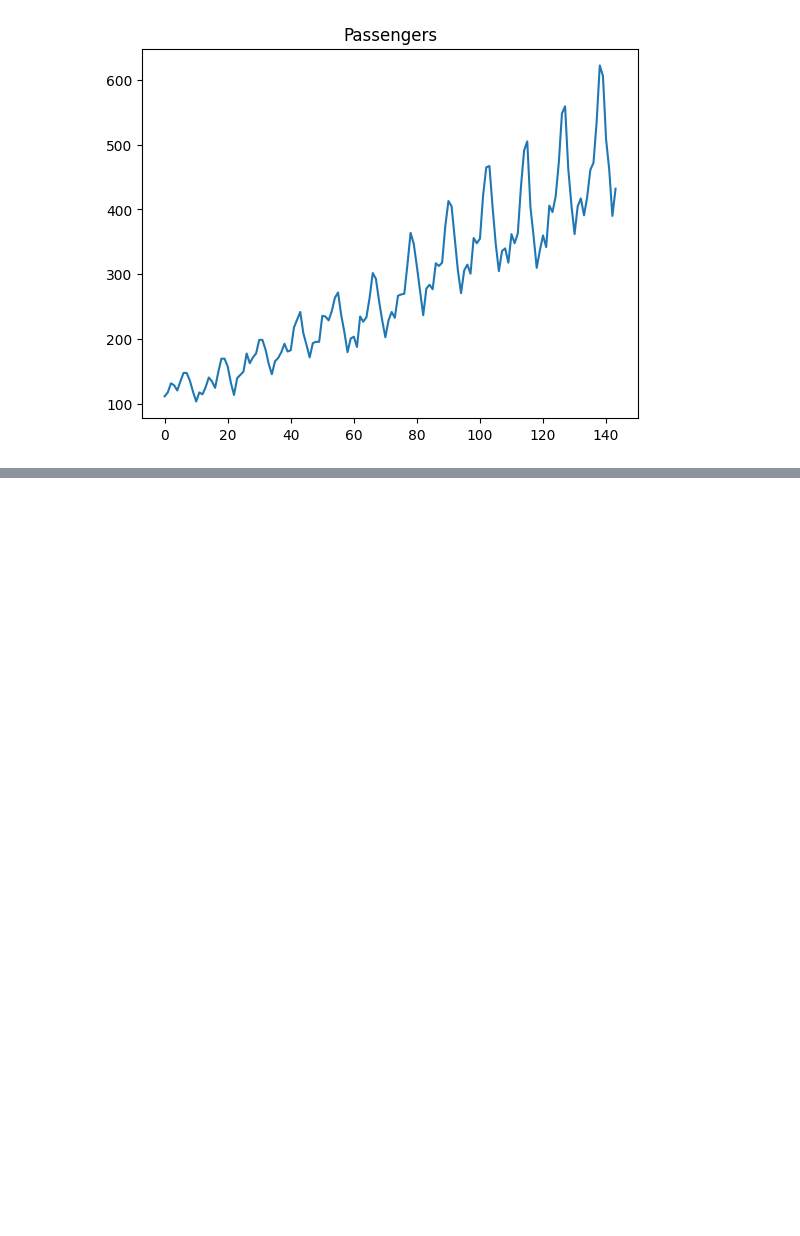
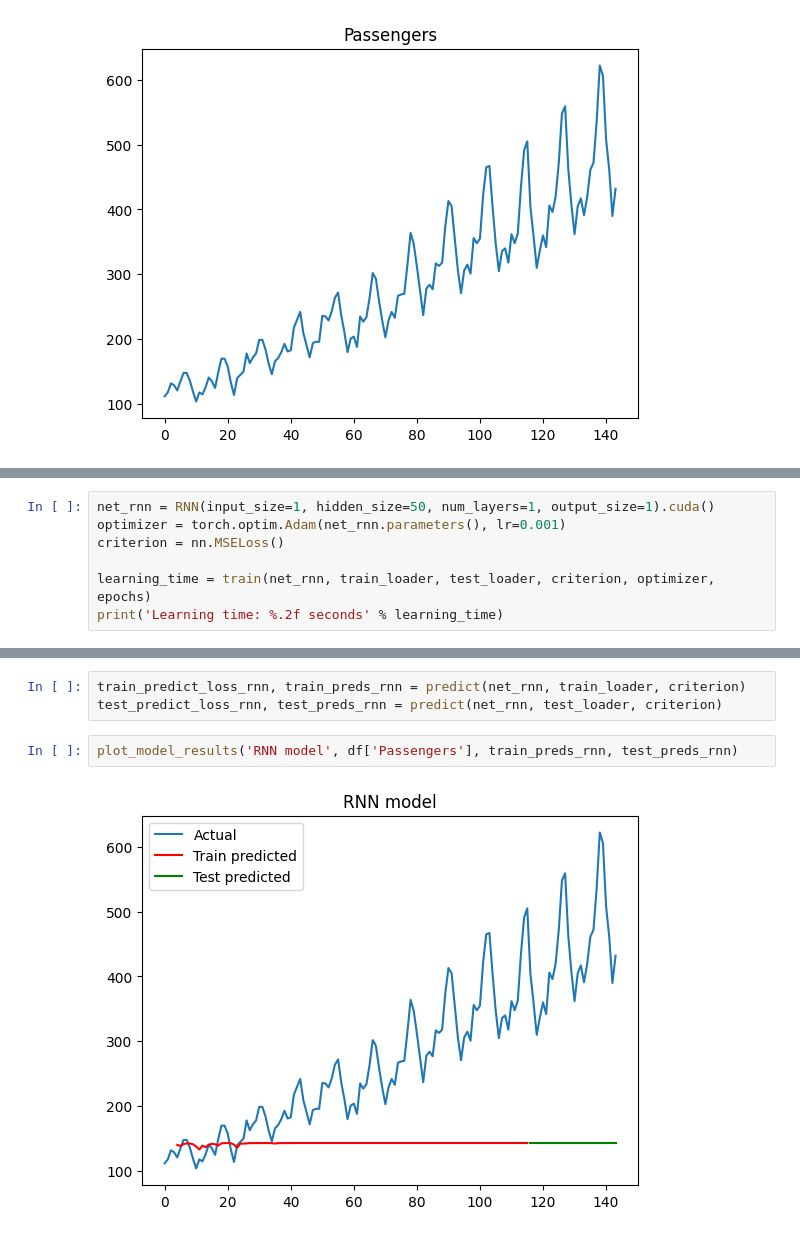
Before and after one commit to Ignatella/SEM-8-SSN, a Jupyter notebook: ssn-lab-04.ipynb, the cells around one changed output, grey strips where cells are left out. Saved outputs shown, nothing was run; the diff lists cells and outputs as text; blank space fills up the shorter version.

```diff
--- a/ssn-lab-04.ipynb
+++ b/ssn-lab-04.ipynb
@@ -279,0 +414,7 @@ plot_model_results(df['Passengers'], train_preds)
+# %%
+net_rnn = RNN(input_size=1, hidden_size=50, num_layers=1, output_size=1).cuda()
+optimizer = torch.optim.Adam(net_rnn.parameters(), lr=0.001)
+criterion = nn.MSELoss()
+
+learning_time = train(net_rnn, train_loader, test_loader, criterion, optimizer, epochs)
+print('Learning time: %.2f seconds' % learning_time)
@@ -279,0 +439,7 @@ plot_model_results(df['Passengers'], train_preds)
+# %%
+train_predict_loss_rnn, train_preds_rnn = predict(net_rnn, train_loader, criterion)
+test_predict_loss_rnn, test_preds_rnn = predict(net_rnn, test_loader, criterion)
+# %%
+plot_model_results('RNN model', df['Passengers'], train_preds_rnn, test_preds_rnn)
+# %% [output]
+[figure, added]
```
Also changed, not shown: parts of 51 cells of this notebook.
